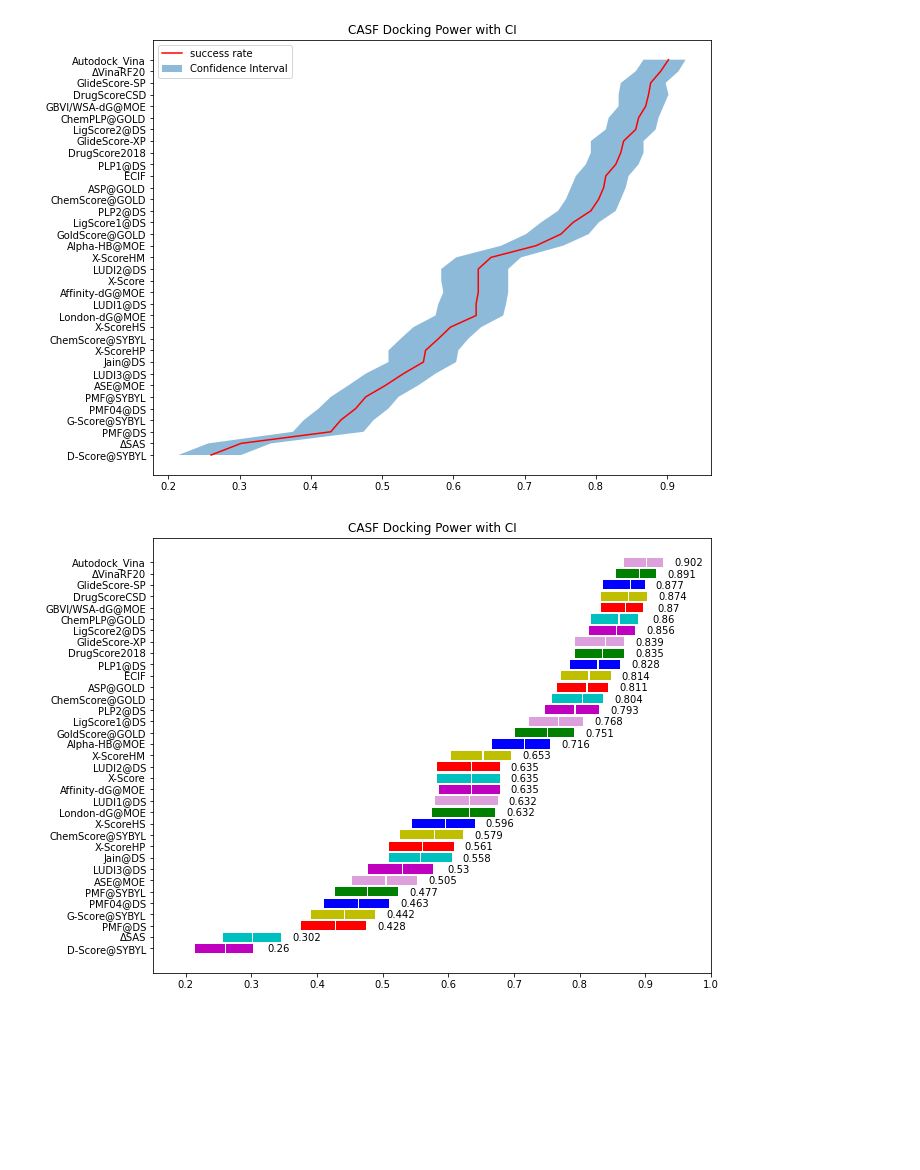
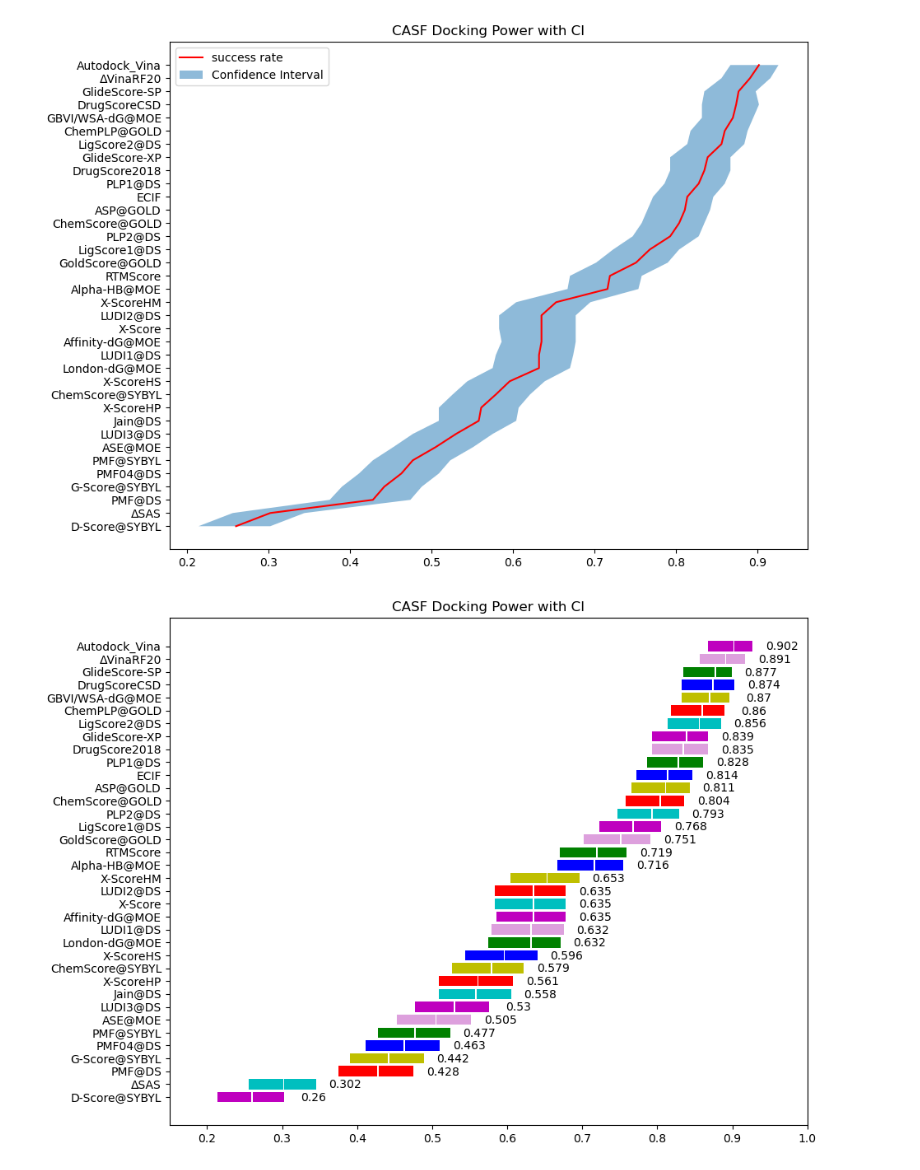
Before and after one commit to omotcha/PafLab, a Jupyter notebook: view/casf/docking_power_view.ipynb, the cells around one changed output. Cells and saved outputs as stored; diff of their text form; code cells hidden in the pictures; blank space fills up the shorter version.

```diff
--- a/view/casf/docking_power_view.ipynb
+++ b/view/casf/docking_power_view.ipynb
@@ -1,18 +1,30 @@
 # %%
 from utils.DataFrameIO.casf_benchmark_result import get_docking_power_benchmark
 import matplotlib.pyplot as plt
+# %%
+def add(df, name, sr, left, right):
+    """
+    add a row
+    :param df:          dataframe
+    :param name:        item name
+    :param sr:          success rate
+    :param left:        CI left bound
+    :param right:       CI right bound
+    :return:
+    """
+    df = df.append({"name": name, "top1":sr, "left_ci":left, "right_ci":right}, ignore_index=True).sort_values(by=["top1"], ascending=True)
+    return df
 # %%
-def CI_line(name, sr, left, right):
+def CI_line():
     """
 
-    :param name:
-    :param sr:          top1 success rate
-    :param left:        CI left bound
-    :param right:       CI right bound
     :return:
     """
     data = get_docking_power_benchmark()
-    data = data.append({"name": name, "top1":sr, "left_ci":left, "right_ci":right}, ignore_index=True).sort_values(by=["top1"], ascending=True)
+
+    data = add(data, "ECIF", 0.814, 0.772, 0.846)
+    data = add(data, "RTMScore", 0.719, 0.670, 0.758)
+
     plt.figure(figsize=(10,8))
     x = list(data["name"])
     left_ci = list(data["left_ci"].astype(float))
@@ -25,36 +37,35 @@ def CI_line(name, sr, left, right):
     plt.show()
 
 
-CI_line("ECIF", 0.814, 0.772, 0.846)
+CI_line()
 # %% [output]
-[figure, old version]
+[figure, new version]
 # %%
-def CI_bar(name, sr, left, right):
+def CI_bar():
     """
 
-    :param name:
-    :param sr:          success rate
-    :param left:        CI left bound
-    :param right:       CI right bound
     :return:
     """
     data = get_docking_power_benchmark()
-    data = data.append({"name": name, "top1":sr, "left_ci":left, "right_ci":right}, ignore_index=True).sort_values(by=["top1"], ascending=True)
+
+    data = add(data, "ECIF", 0.814, 0.772, 0.846)
+    data = add(data, "RTMScore", 0.719, 0.670, 0.758)
+
     plt.figure(figsize=(10,8))
     x = list(data["name"])
     colors = ["m", "c", "r", "y", "b", "g", "plum"]
     left_ci = list(data["left_ci"].astype(float))
     right_ci = list(data["right_ci"].astype(float))
     success_rate = list(data["top1"].astype(float))
     plt.xlim(0.15, 1.00)
     for i in range(data.shape[0]):
         plt.barh(x[i], left=left_ci[i], width=success_rate[i]-left_ci[i]-0.001, color=colors[i%len(colors)])
         rect = plt.barh(x[i], left=success_rate[i]+0.001, width=right_ci[i]-success_rate[i], color=colors[i%len(colors)])
         plt.text(right_ci[i] + 0.04, rect[0].get_y() - 0.1,  str(round(success_rate[i],4)), ha='center', va='bottom')
     plt.title("CASF Docking Power with CI")
     plt.show()
 
 
-CI_bar("ECIF", 0.814, 0.772, 0.846)
+CI_bar()
 # %% [output]
-[figure, old version]
+[figure, new version]
```
Also changed, not shown: 14 other files.
